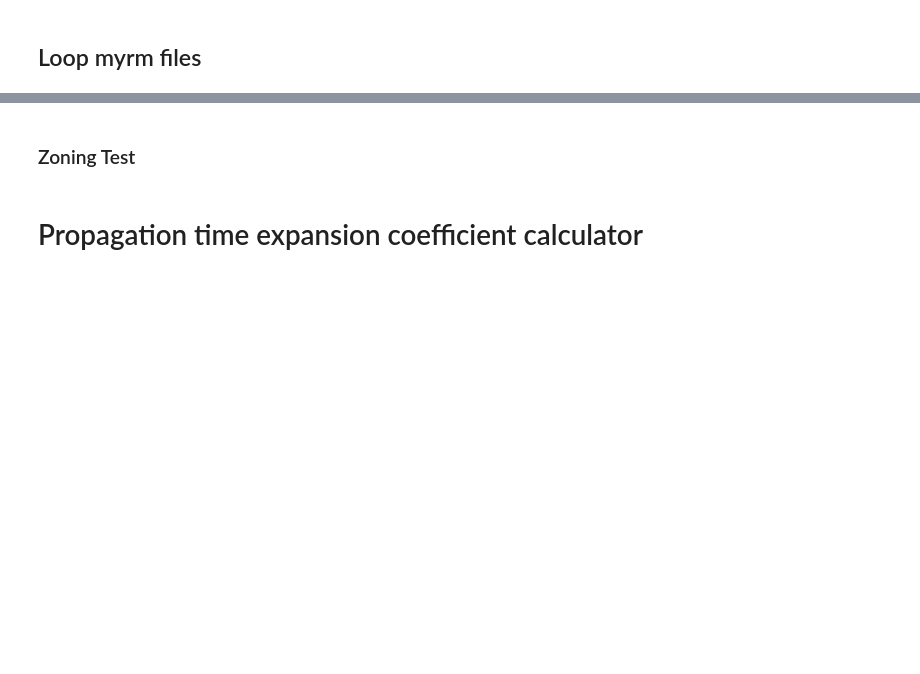
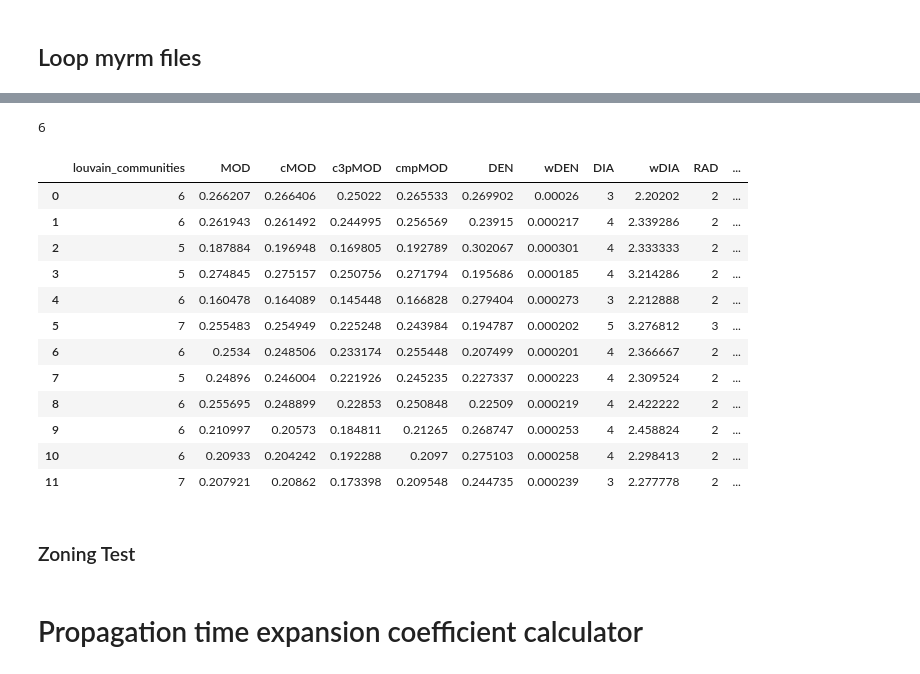
Before and after one commit to EnricoGavagnin/nest_topology_analysis, a Jupyter notebook: NTM_df_prop_calculator.ipynb, the cells around one changed output, grey strips where cells are left out. Saved outputs shown, nothing was run; the diff lists cells and outputs as text; code cells hidden in the pictures; blank space fills up the shorter version.

```diff
--- a/NTM_df_prop_calculator.ipynb
+++ b/NTM_df_prop_calculator.ipynb
@@ -200,3 +219,34 @@ def compute_G(exp, start, end, min_cum_duration, frm_rate, link_type):
+# %%
+# Mode of communities number with louvain algorithm
+
+# ========== FILTERING ============
+reps_discarded = [20,41]
+mode_communities_dic = {}
+for data_file_name in ['data/prop_data_12_6_4_3_2_1_#inter_nest_louvain_only.pkl',
+                       'data/prop_data_12_6_4_3_2_1_length_inter_nest_louvain_only.pkl']:
+    df = pd.read_pickle(data_file_name).drop_duplicates()
+
+    if '_#inter_' in data_file_name:
+        link_type = '#inter'
+    elif '_length_inter_'in data_file_name:
+        link_type = 'length_inter'
+
+    mode_communities_dic[link_type] = {}
+
+    for exp in ['MOD', 'DIA', 'DEN', 'DEH']:
+        mode_communities_dic[link_type][exp] = {}
+
+        for time_win in [1, 2, 3, 4, 6, 12]:
+
+            df_filt = df.loc[(df.time_win==3600 * time_win) &
+                            (df.exp.isin([exp+'a',exp+'b'])) &
+                            (~df.rep.isin(reps_discarded))]
+
+            mode_communities_dic[link_type][exp][time_win * 3600] = df_filt.partition.mode()[0]
+
+
+a_file = open('data/mode_communities_louvain.pkl', "wb")
+pickle.dump(mode_communities_dic, a_file)
 # %% [markdown]
 ## Loop myrm files
 # %%
@@ -370,3 +339,22 @@ EG_NTM_s14_MODa.myrmidon
+# %%
+print(mode_communities_dic[link_type]['DEH'][3600])
+
+prop_df.iloc[:,7:]
+# %% [output]
+6
+|  | louvain_communities | MOD | cMOD | c3pMOD | cmpMOD | DEN | wDEN | DIA | wDIA | RAD | ... |
+| 0 | 6 | 0.266207 | 0.266406 | 0.25022 | 0.265533 | 0.269902 | 0.00026 | 3 | 2.20202 | 2 | ... |
+| 1 | 6 | 0.261943 | 0.261492 | 0.244995 | 0.256569 | 0.23915 | 0.000217 | 4 | 2.339286 | 2 | ... |
+| 2 | 5 | 0.187884 | 0.196948 | 0.169805 | 0.192789 | 0.302067 | 0.000301 | 4 | 2.333333 | 2 | ... |
+| 3 | 5 | 0.274845 | 0.275157 | 0.250756 | 0.271794 | 0.195686 | 0.000185 | 4 | 3.214286 | 2 | ... |
+| 4 | 6 | 0.160478 | 0.164089 | 0.145448 | 0.166828 | 0.279404 | 0.000273 | 3 | 2.212888 | 2 | ... |
+| 5 | 7 | 0.255483 | 0.254949 | 0.225248 | 0.243984 | 0.194787 | 0.000202 | 5 | 3.276812 | 3 | ... |
+| 6 | 6 | 0.2534 | 0.248506 | 0.233174 | 0.255448 | 0.207499 | 0.000201 | 4 | 2.366667 | 2 | ... |
+| 7 | 5 | 0.24896 | 0.246004 | 0.221926 | 0.245235 | 0.227337 | 0.000223 | 4 | 2.309524 | 2 | ... |
+| 8 | 6 | 0.255695 | 0.248899 | 0.22853 | 0.250848 | 0.22509 | 0.000219 | 4 | 2.422222 | 2 | ... |
+| 9 | 6 | 0.210997 | 0.20573 | 0.184811 | 0.21265 | 0.268747 | 0.000253 | 4 | 2.458824 | 2 | ... |
+| 10 | 6 | 0.20933 | 0.204242 | 0.192288 | 0.2097 | 0.275103 | 0.000258 | 4 | 2.298413 | 2 | ... |
+| 11 | 7 | 0.207921 | 0.20862 | 0.173398 | 0.209548 | 0.244735 | 0.000239 | 3 | 2.277778 | 2 | ... |
 # %% [markdown]
 ### Zoning Test
 # %%
```
Also changed, not shown: parts of 4 cells of this notebook, 4 other files.
